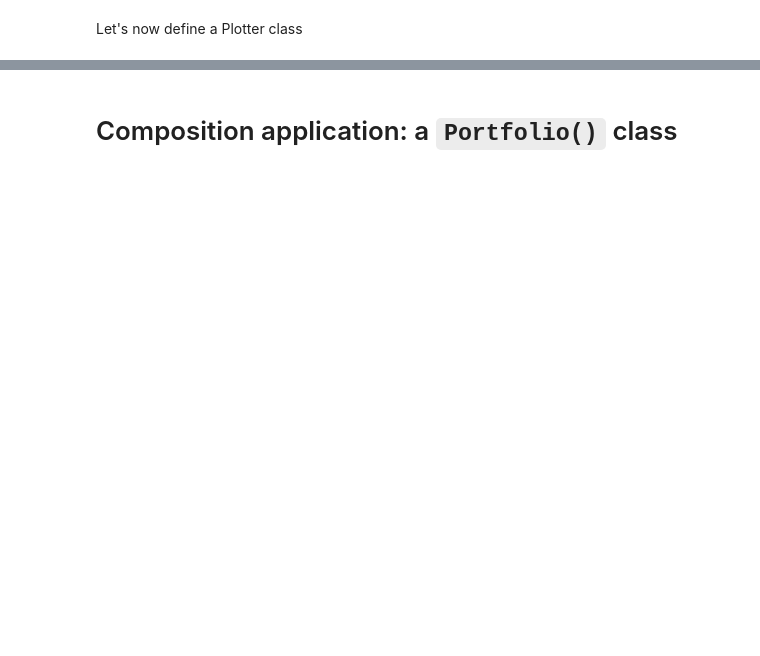
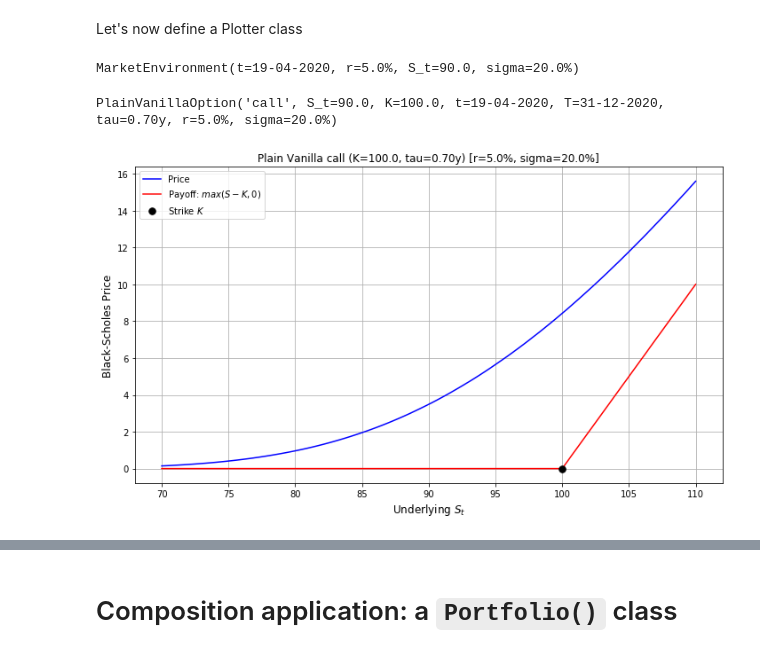
Before and after one commit to gabrielepompa88/IT-For-Business-And-Finance-2019-20, a Jupyter notebook: Notebooks/Derivatives_Analytics___Introduction_to_OOP.ipynb, the cells around one changed output, grey strips where cells are left out. Drawn from its saved outputs; the diff is of its cells as text; code cells hidden in the pictures; blank space fills up the shorter version.

```diff
--- a/Notebooks/Derivatives_Analytics___Introduction_to_OOP.ipynb
+++ b/Notebooks/Derivatives_Analytics___Introduction_to_OOP.ipynb
@@ -2275,7 +2331,7 @@ class PlainVanillaOption(EuropeanOption):
             return self.__call_price()
         # put case
         else:
-            return self.put_price()
+            return self.__put_price()
 
     def __call_price(self):
 
@@ -3140,0 +2893,3 @@ CON_Put.price_upper_limit(S=[95, 110])
+# %%
+market_env = MarketEnvironment()
+market_env
@@ -3140,0 +3255,3 @@ CON_Put.price_upper_limit(S=[95, 110])
+# %%
+Vanilla_Call = PlainVanillaOption(market_env)
+Vanilla_Call
@@ -3293,0 +3848,14 @@ def plot_price(option, S_list, tau):
+# %%
+market_env
+# %% [output]
+MarketEnvironment(t=19-04-2020, r=5.0%, S_t=90.0, sigma=20.0%)
+# %%
+Vanilla_Call
+# %% [output]
+PlainVanillaOption('call', S_t=90.0, K=100.0, t=19-04-2020, T=31-12-2020, tau=0.70y, r=5.0%, sigma=20.0%)
+# %%
+option_plotter = Plotter(Vanilla_Call)
+# %%
+option_plotter.plot()
+# %% [output]
+[figure, added]
```
Also changed, not shown: parts of 224 cells of this notebook.
